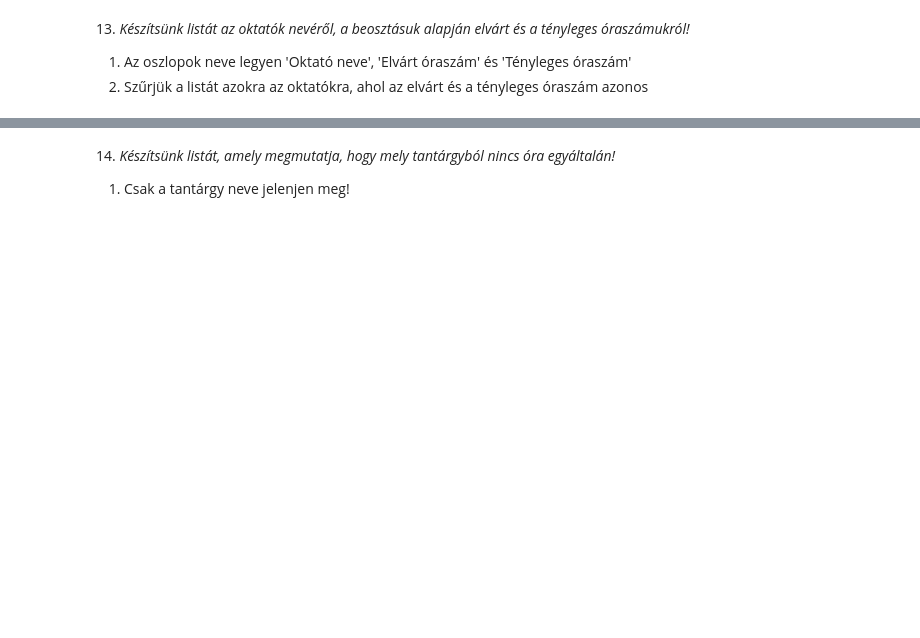
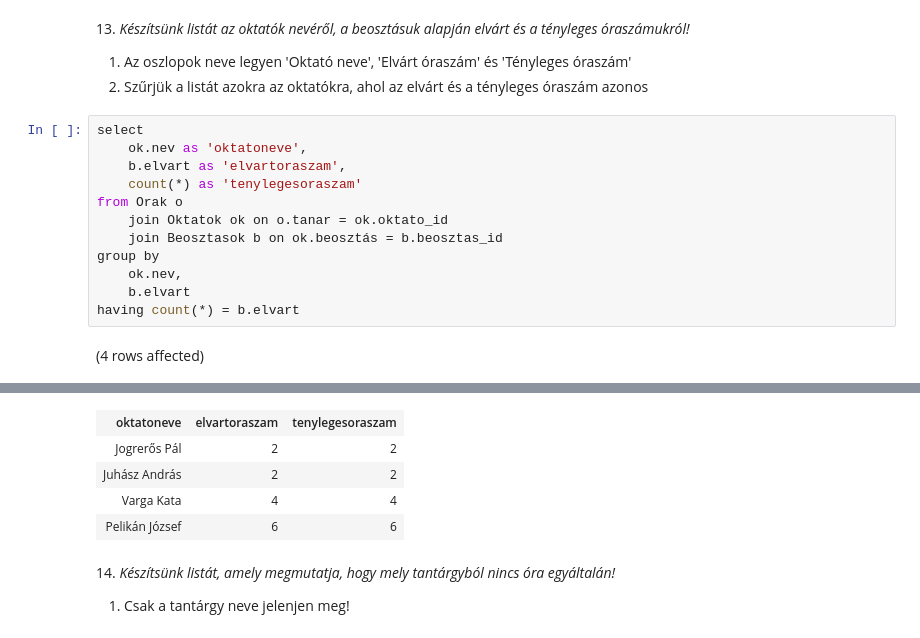
Before and after one commit to kincsolakatos/barmi, a Jupyter notebook: gyakorlat03_feladatok.ipynb, the cells around one changed output, grey strips where cells are left out. Cells and saved outputs as stored; diff of their text form; blank space fills up the shorter version.

```diff
--- a/gyakorlat03_feladatok.ipynb
+++ b/gyakorlat03_feladatok.ipynb
@@ -167,3 +348,17 @@ Az oszlopokat nevezzük el értelemszerűen!
 
 1. Az oszlopok neve legyen 'Oktató neve', 'Elvárt óraszám' és 'Tényleges óraszám'
 2. Szűrjük a listát azokra az oktatókra, ahol az elvárt és a tényleges óraszám azonos
+# %%
+select
+    ok.nev as 'oktatoneve',
+    b.elvart as 'elvartoraszam',
+    count(*) as 'tenylegesoraszam'
+from Orak o
+    join Oktatok ok on o.tanar = ok.oktato_id
+    join Beosztasok b on ok.beosztás = b.beosztas_id
+group by
+    ok.nev,
+    b.elvart
+having count(*) = b.elvart
+# %% [output]
+(4 rows affected)
@@ -170,3 +366,8 @@ Az oszlopokat nevezzük el értelemszerűen!
+| oktatoneve | elvartoraszam | tenylegesoraszam |
+| Jogrerős Pál | 2 | 2 |
+| Juhász András | 2 | 2 |
+| Varga Kata | 4 | 4 |
+| Pelikán József | 6 | 6 |
 # %% [markdown]
 14. _Készítsünk listát, amely megmutatja, hogy mely tantárgyból nincs óra egyáltalán!_
 
```
Also changed, not shown: parts of 12 cells of this notebook, 1 other file.
